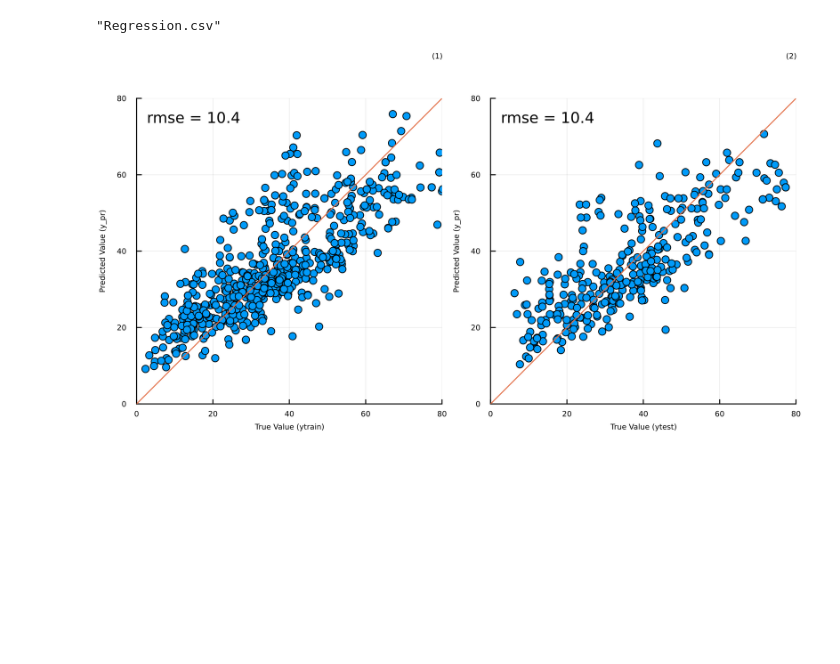
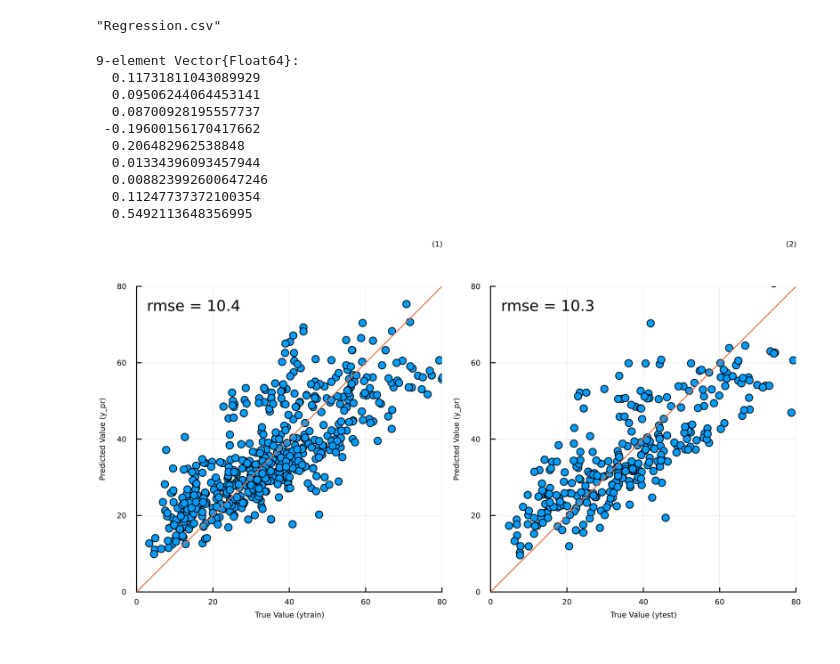
Before and after one commit to uiceds/cee-492-term-project-fall-2022-team-online, a Jupyter notebook: reference/3- Linear Regression/regression.ipynb, the cells around one changed output. Drawn from its saved outputs; the diff is of its cells as text; code cells hidden in the pictures; blank space fills up the shorter version.

Commit message:
reconfigured regression

```diff
--- a/reference/3- Linear Regression/regression.ipynb
+++ b/reference/3- Linear Regression/regression.ipynb
@@ -93,12 +93,22 @@ display(plottraintest(ytrain, y_pr_train, ytest, y_pr_test))
 [figure]
 "Regression.csv"
 # %%
-dfp = CSV.read(joinpath(dirname(@__FILE__), "Regression.csv"), DataFrame)
+dfp = CSV.read(joinpath(dirname(@__FILE__), "Regression.csv"), DataFrame, header=0)
 ppp = Matrix(dfp)[:]
 
 y_pr_train = model(xtrain, ppp)
 y_pr_test = model(xtest, ppp)
 
 display(plottraintest(ytrain, y_pr_train, ytest, y_pr_test))
 # %% [output]
+9-element Vector{Float64}:
+  0.11731811043089929
+  0.09506244064453141
+  0.08700928195557737
+ -0.19600156170417662
+  0.206482962538848
+  0.01334396093457944
+  0.008823992600647246
+  0.11247737372100354
+  0.5492113648356995
-[figure, old version]
+[figure, new version]
```
Also changed, not shown: 1 other file.
